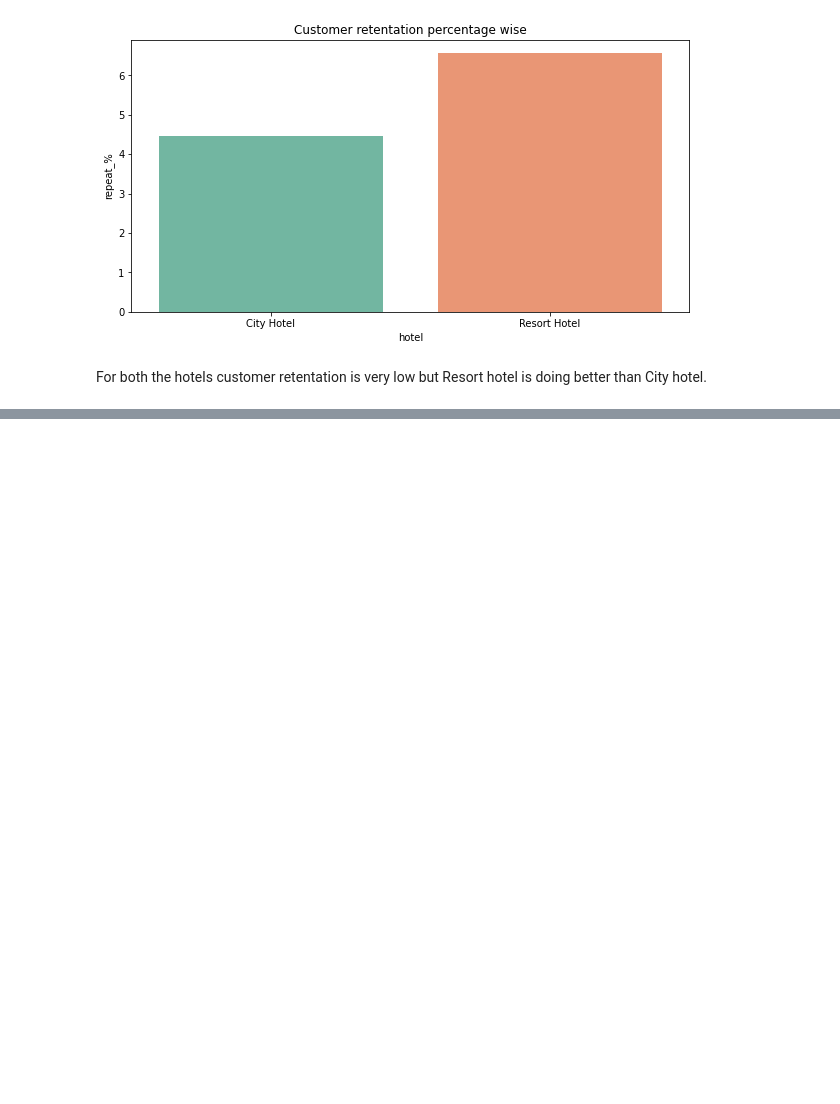
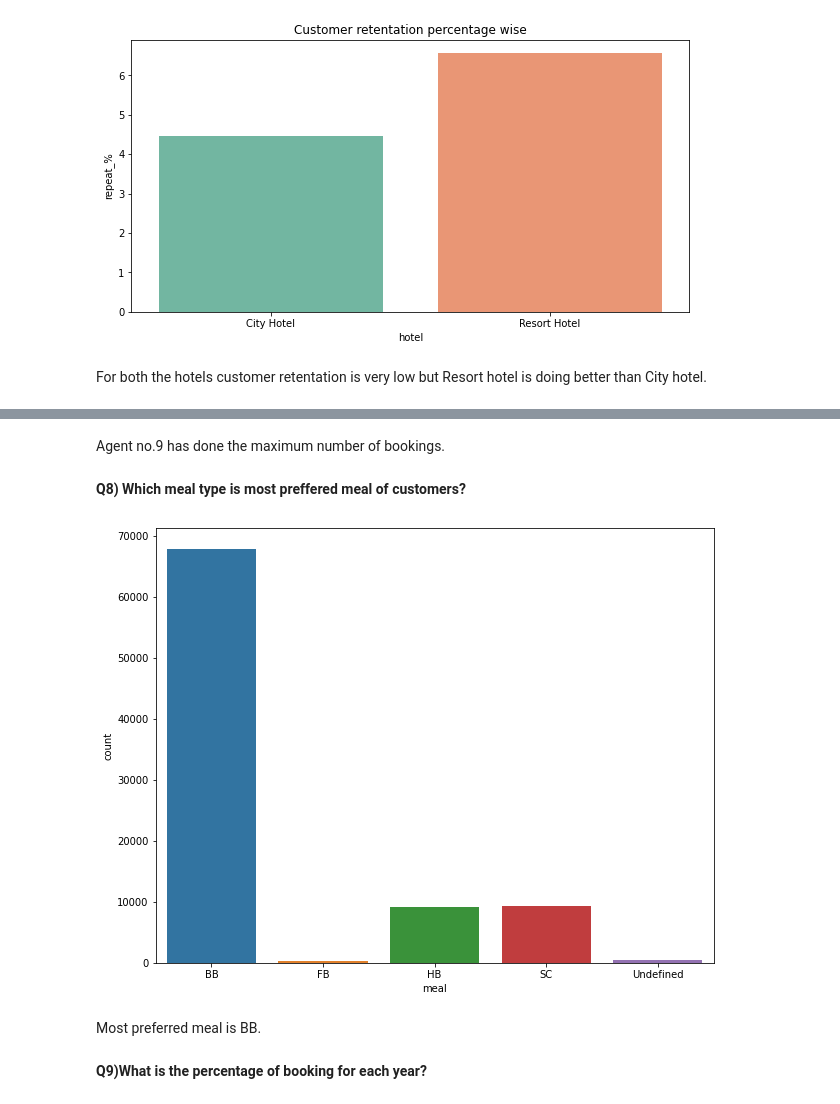
Before and after one commit to Raahulsi/Hotel-Booking-analysis, a Jupyter notebook: Hotel_Booking_Analysis_Capstone_Project1.ipynb, the cells around one changed output, grey strips where cells are left out. Cells and saved outputs as stored; diff of their text form; code cells hidden in the pictures; blank space fills up the shorter version.

```diff
--- a/Hotel_Booking_Analysis_Capstone_Project1.ipynb
+++ b/Hotel_Booking_Analysis_Capstone_Project1.ipynb
@@ -488,0 +541,13 @@ For both the hotels customer retentation is very low but Resort hotel is doing b
+# %% [markdown]
+Agent no.9 has done the maximum number of bookings.
+# %% [markdown]
+**Q8) Which meal type is most preffered meal of customers?**
+# %%
+plt.figure( figsize=(10, 8))
+
+sns.countplot(x = df['meal'])
+plt.show()
+# %% [output]
+[figure, added]
+# %% [markdown]
+Most preferred meal is BB.
@@ -488,0 +612,2 @@ For both the hotels customer retentation is very low but Resort hotel is doing b
+# %% [markdown]
+**Q9)What is the percentage of booking for each year?**
```
Also changed, not shown: parts of 29 cells of this notebook.
